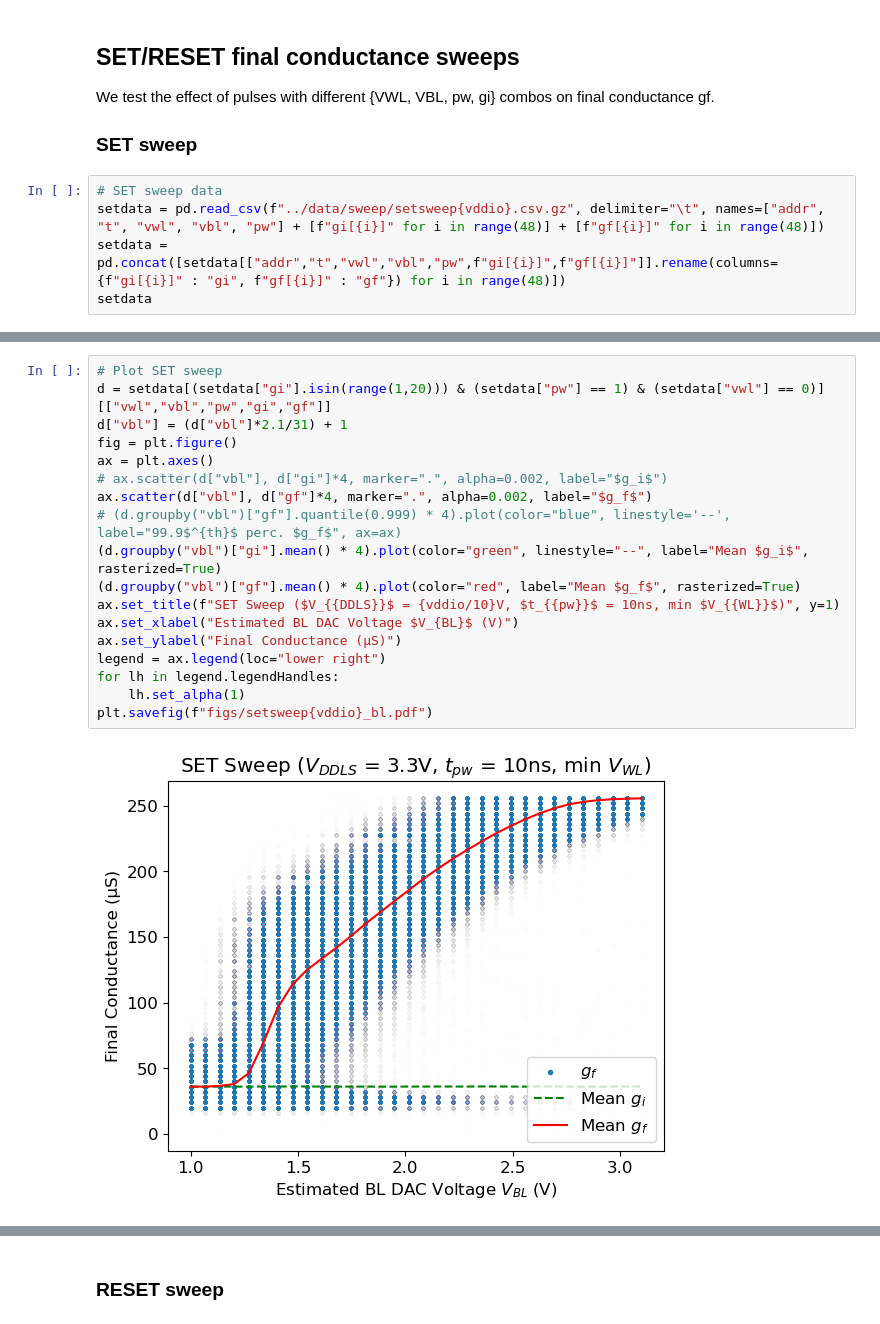
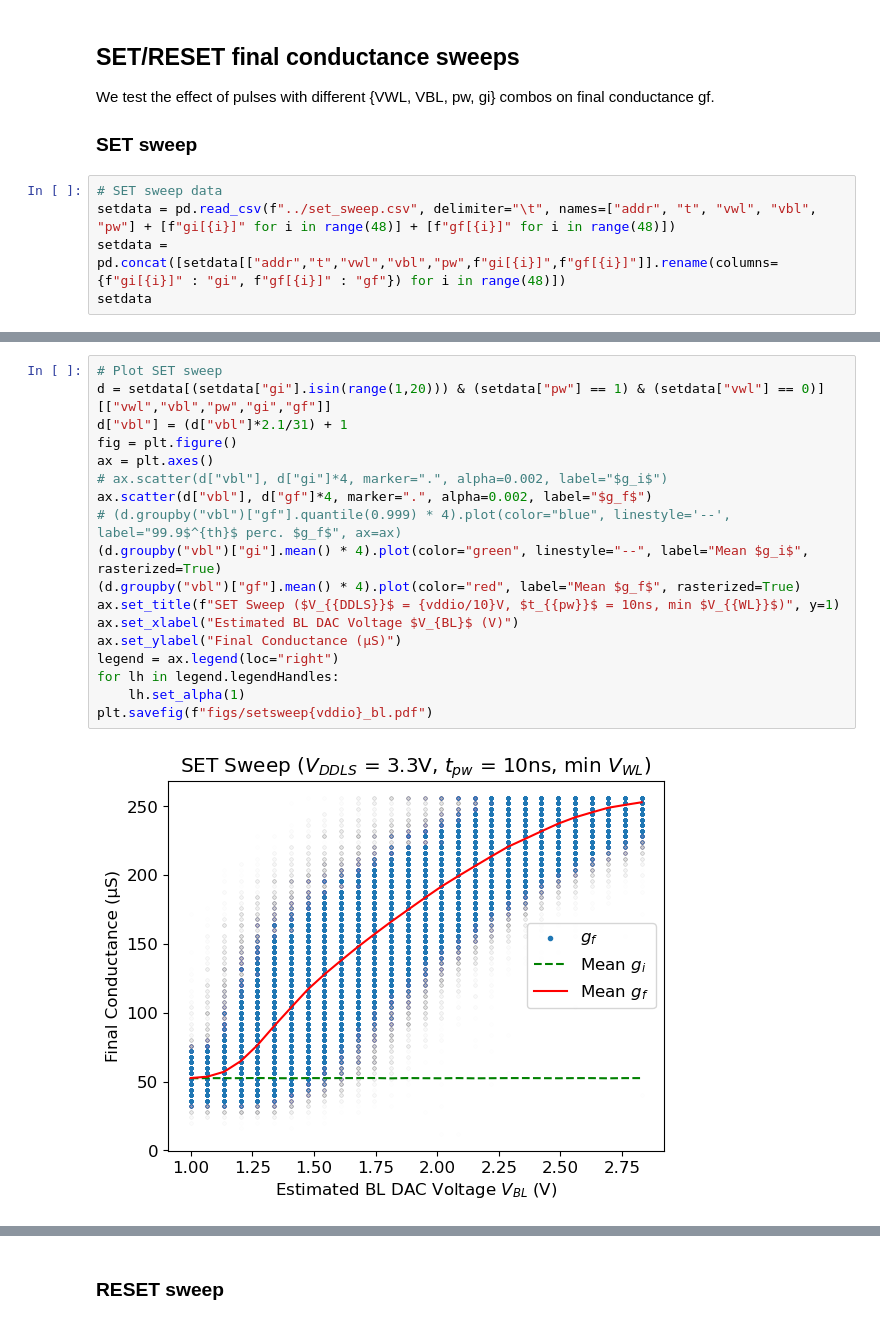
Before and after one commit to akashlevy/ember-python, a Jupyter notebook: analysis/characterizations.ipynb, the cells around one changed output, grey strips where cells are left out. Saved outputs shown, nothing was run; the diff lists cells and outputs as text.

Commit message:
Update analysis for figures

```diff
--- a/analysis/characterizations.ipynb
+++ b/analysis/characterizations.ipynb
@@ -270,7 +270,7 @@ We test the effect of pulses with different {VWL, VBL, pw, gi} combos on final c
 ### SET sweep
 # %%
 # SET sweep data
-setdata = pd.read_csv(f"../data/sweep/setsweep{vddio}.csv.gz", delimiter="\t", names=["addr", "t", "vwl", "vbl", "pw"] + [f"gi[{i}]" for i in range(48)] + [f"gf[{i}]" for i in range(48)])
+setdata = pd.read_csv(f"../set_sweep.csv", delimiter="\t", names=["addr", "t", "vwl", "vbl", "pw"] + [f"gi[{i}]" for i in range(48)] + [f"gf[{i}]" for i in range(48)])
 setdata = pd.concat([setdata[["addr","t","vwl","vbl","pw",f"gi[{i}]",f"gf[{i}]"]].rename(columns={f"gi[{i}]" : "gi", f"gf[{i}]" : "gf"}) for i in range(48)])
 setdata
 # %% [output]
@@ -298,20 +298,20 @@ plt.show()
 # %%
 # Plot SET sweep
 d = setdata[(setdata["gi"].isin(range(1,20))) & (setdata["pw"] == 1) & (setdata["vwl"] == 0)][["vwl","vbl","pw","gi","gf"]]
 d["vbl"] = (d["vbl"]*2.1/31) + 1
 fig = plt.figure()
 ax = plt.axes()
 # ax.scatter(d["vbl"], d["gi"]*4, marker=".", alpha=0.002, label="$g_i$")
 ax.scatter(d["vbl"], d["gf"]*4, marker=".", alpha=0.002, label="$g_f$")
 # (d.groupby("vbl")["gf"].quantile(0.999) * 4).plot(color="blue", linestyle='--', label="99.9$^{th}$ perc. $g_f$", ax=ax)
 (d.groupby("vbl")["gi"].mean() * 4).plot(color="green", linestyle="--", label="Mean $g_i$", rasterized=True)
 (d.groupby("vbl")["gf"].mean() * 4).plot(color="red", label="Mean $g_f$", rasterized=True)
 ax.set_title(f"SET Sweep ($V_{{DDLS}}$ = {vddio/10}V, $t_{{pw}}$ = 10ns, min $V_{{WL}}$)", y=1)
 ax.set_xlabel("Estimated BL DAC Voltage $V_{BL}$ (V)")
 ax.set_ylabel("Final Conductance (μS)")
-legend = ax.legend(loc="lower right")
+legend = ax.legend(loc="right")
 for lh in legend.legendHandles:
     lh.set_alpha(1)
 plt.savefig(f"figs/setsweep{vddio}_bl.pdf")
 # %% [output]
-[figure, old version]
+[figure, new version]
```
Also changed, not shown: parts of 8 cells of this notebook, 3 other files.
